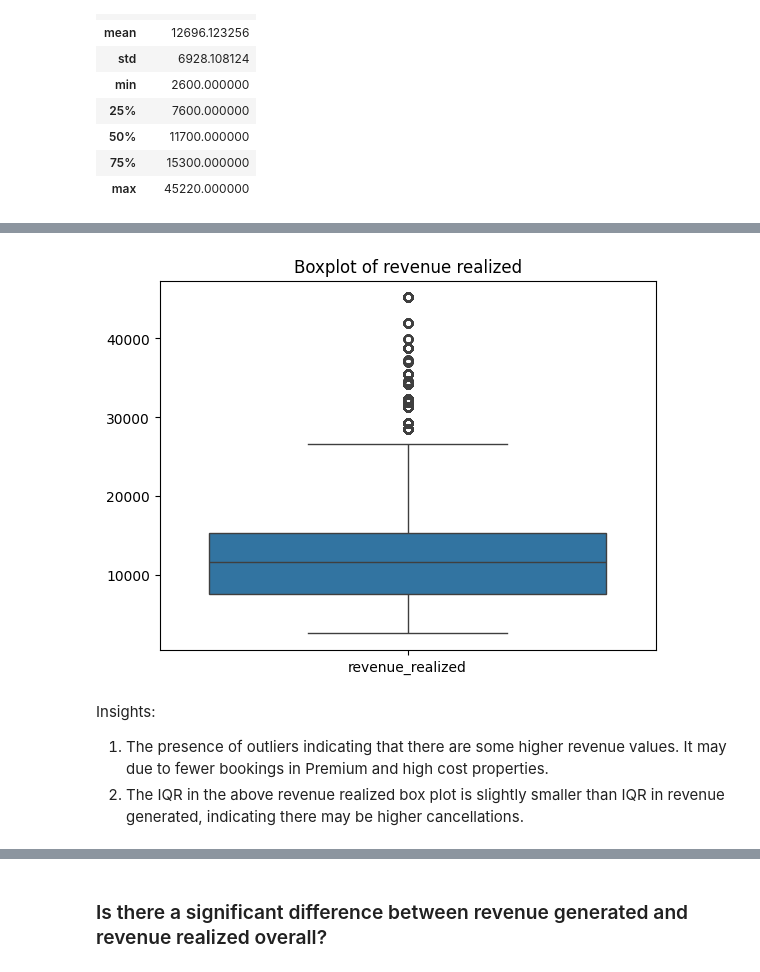
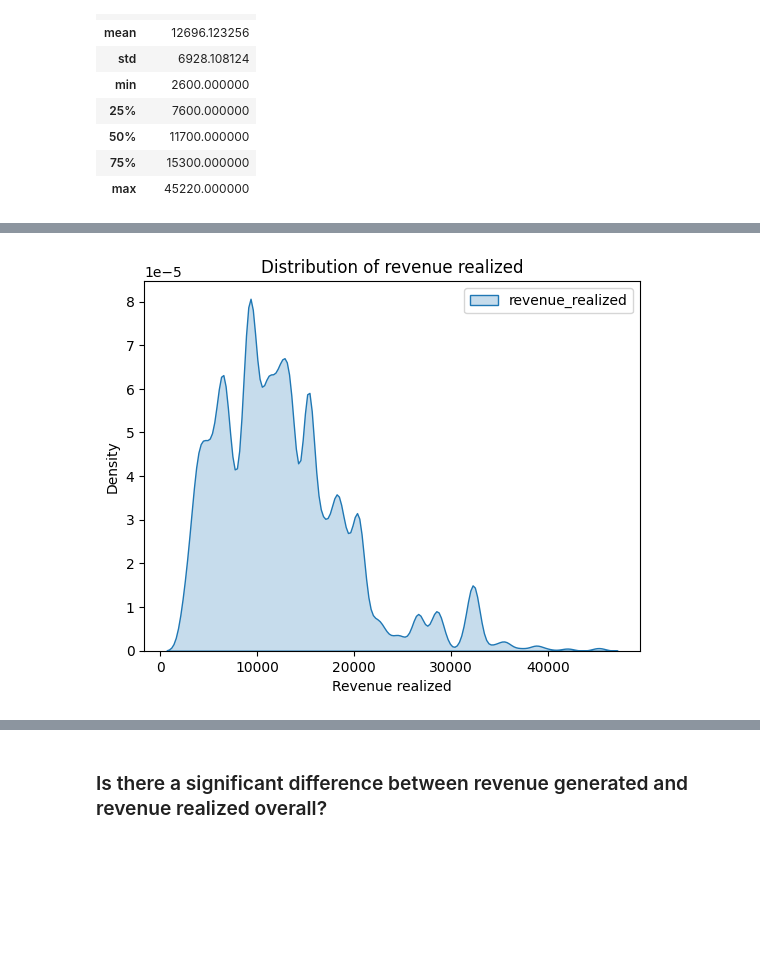
Before and after one commit to Bhuvi128/Hospitality-Revenue-Optimization-Data-analysis, a Jupyter notebook: Hospitality Revenue Optimzation.ipynb, the cells around one changed output, grey strips where cells are left out. Cells and saved outputs as stored; diff of their text form; code cells hidden in the pictures; blank space fills up the shorter version.

```diff
--- a/Hospitality Revenue Optimzation.ipynb
+++ b/Hospitality Revenue Optimzation.ipynb
@@ -141,11 +133,8 @@ Insights:
 # %%
 # Lets check outliers visually
-sns.boxplot(rev_realized)
-plt.title("Boxplot of revenue realized")
+sns.kdeplot(rev_realized, fill = True)
+plt.title("Distribution of revenue realized")
+plt.xlabel("Revenue realized")
 plt.show()
 # %% [output]
-[figure, old version]
+[figure, new version]
-# %% [markdown]
-Insights:
-1. The presence of outliers indicating that there are some higher revenue values. It may due to fewer bookings in Premium and high cost properties.
-2. The IQR in the above revenue realized box plot is slightly smaller than IQR in revenue generated, indicating there may be higher cancellations.
```
Also changed, not shown: parts of 16 cells of this notebook.
